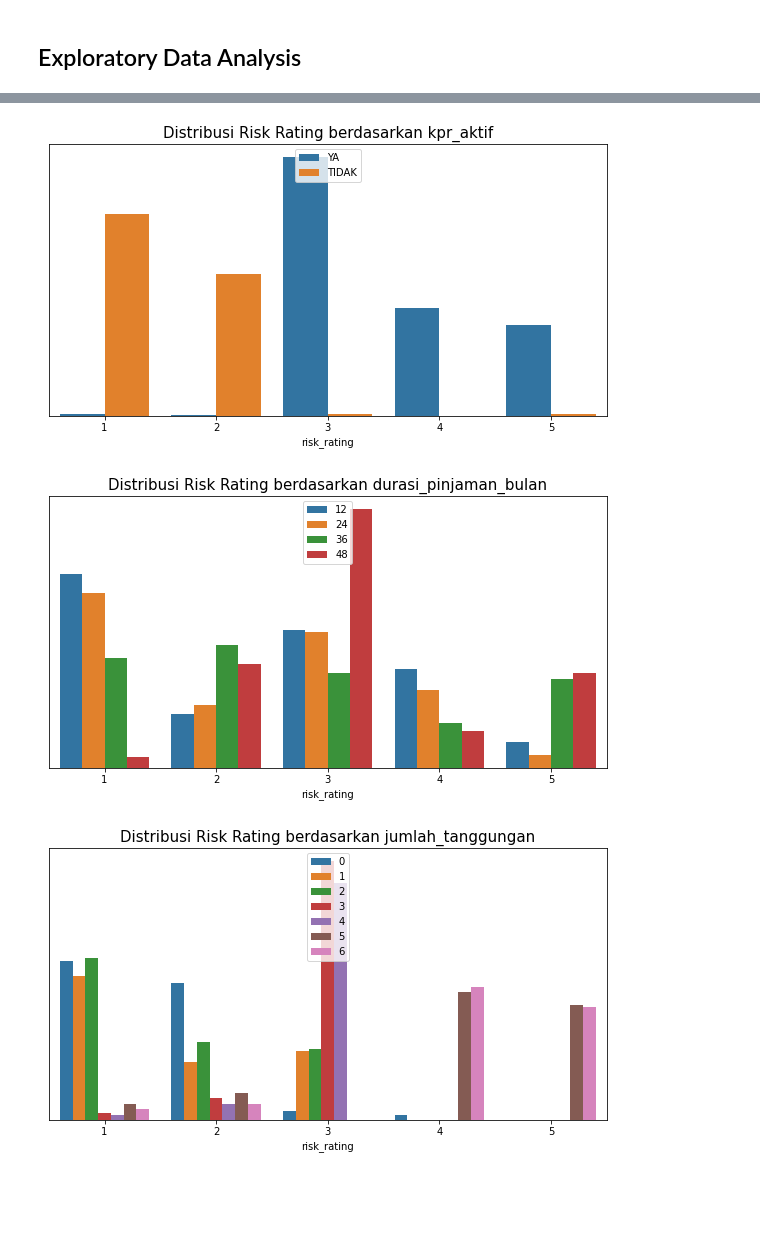
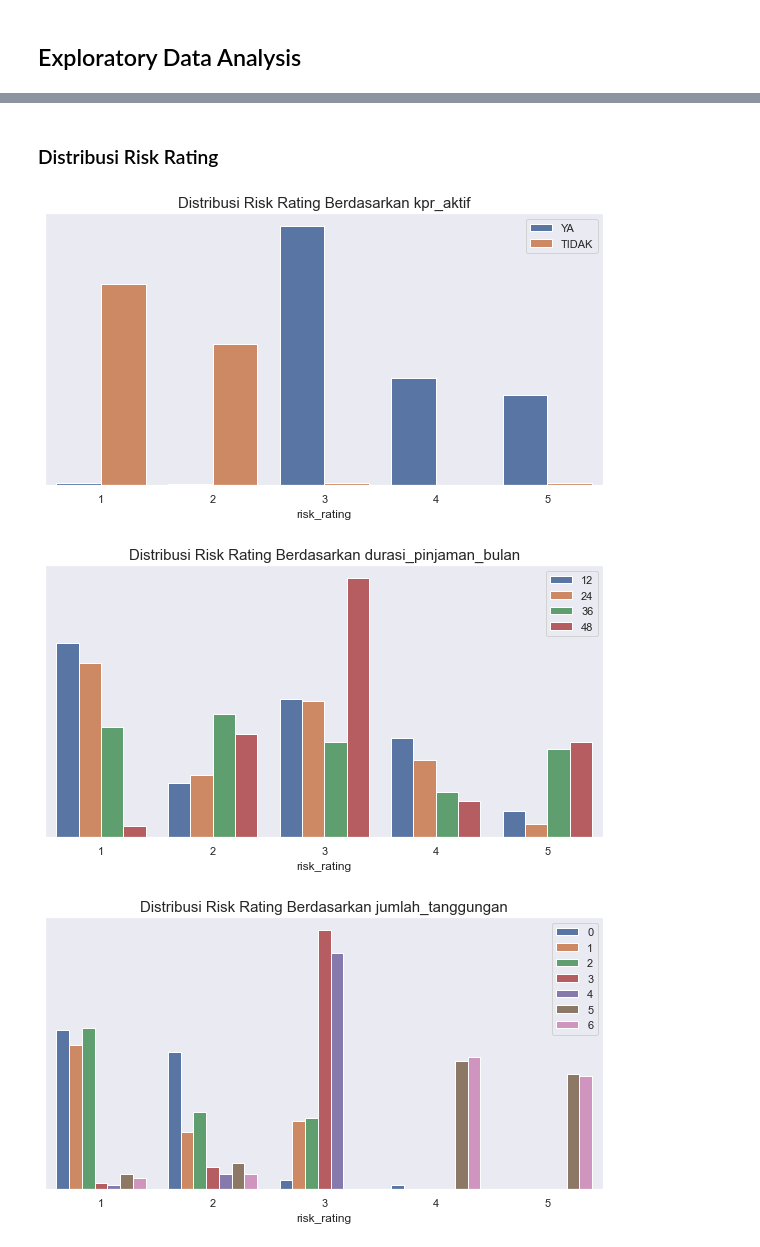
Before and after one commit to rfajri27/credit_risk_analysis, a Jupyter notebook: credit_risk_analysis.ipynb, the cells around one changed output, grey strips where cells are left out. Drawn from its saved outputs; the diff is of its cells as text; code cells hidden in the pictures; blank space fills up the shorter version.

```diff
--- a/credit_risk_analysis.ipynb
+++ b/credit_risk_analysis.ipynb
@@ -17,3 +18,5 @@ from sklearn.tree import DecisionTreeClassifier
+# %%
+sns.set(style='darkgrid')
 # %% [markdown]
 ## Load Data
 # %%
@@ -63,18 +94,17 @@ plt.show()
+# %% [markdown]
+### Distribusi Risk Rating
 # %%
-kolom_kategorik = ['kpr_aktif', 'durasi_pinjaman_bulan', 'jumlah_tanggungan',
-                   'rata_rata_overdue', 'risk_rating']
+kolom = ['kpr_aktif', 'durasi_pinjaman_bulan', 'jumlah_tanggungan']
 
-for i in kolom_kategorik:
+for i in kolom:
     plt.figure(figsize=(10,5))
     ax = sns.countplot(data = df, x = 'risk_rating', hue = i )
-    plt.title('Distribusi risk rating berdasarkan {}'.format(i), fontsize=15)
-    ax.legend(loc="upper center")
-
-    #sns.despine(right=True,top = True, left = True)
+    plt.title('Distribusi Risk Rating Berdasarkan {}'.format(i), fontsize=15)
+    ax.legend(loc="best")
     ax.axes.yaxis.set_visible(False)
-    #plt.savefig('images/plot_cc_{}'.format(i))
+    plt.savefig('images/plot_dis_{}.png'.format(i))
     plt.show()
 # %% [output]
-[figure, old version]
+[figure, new version]
-[figure, old version]
+[figure, new version]
-[figure, old version]
+[figure, new version]
```
Also changed, not shown: parts of 31 cells of this notebook, 9 other files.
